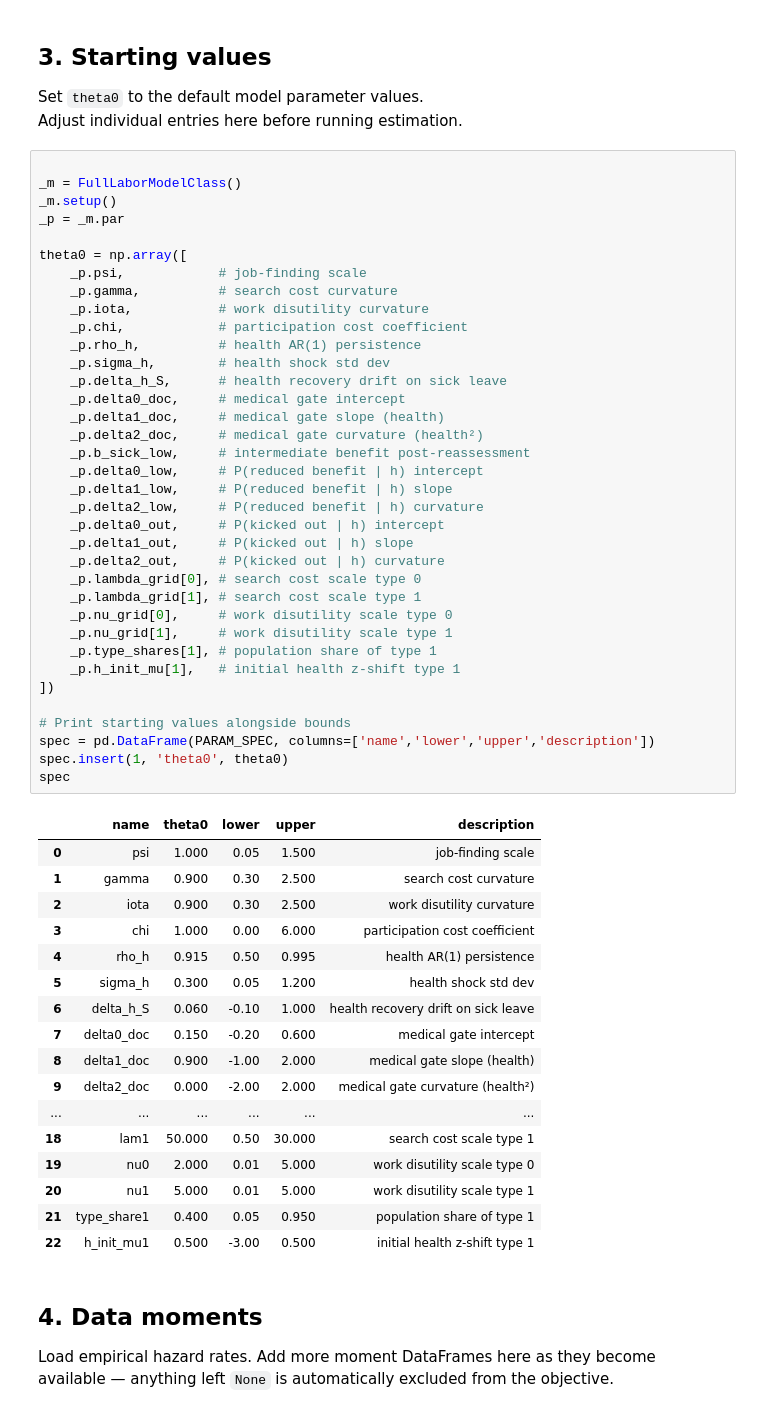
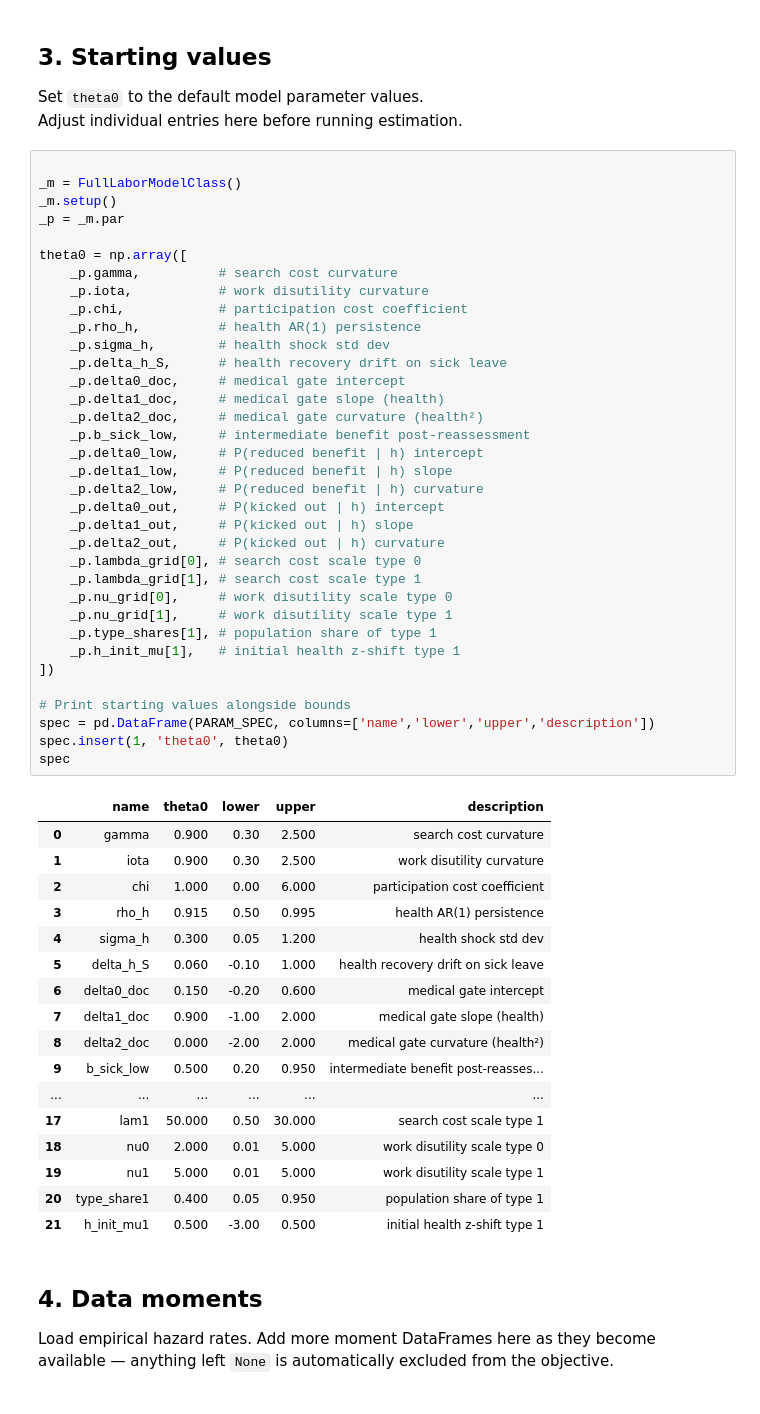
Before and after one commit to qrn838/speciale, a Jupyter notebook: Code/02. Estimation.ipynb, the cells around one changed output. Cells and saved outputs as stored; diff of their text form.

```diff
--- a/Code/02. Estimation.ipynb
+++ b/Code/02. Estimation.ipynb
@@ -70,53 +70,52 @@ _m.setup()
 _p = _m.par
 
 theta0 = np.array([
-    _p.psi,            # job-finding scale
     _p.gamma,          # search cost curvature
     _p.iota,           # work disutility curvature
     _p.chi,            # participation cost coefficient
     _p.rho_h,          # health AR(1) persistence
     _p.sigma_h,        # health shock std dev
     _p.delta_h_S,      # health recovery drift on sick leave
     _p.delta0_doc,     # medical gate intercept
     _p.delta1_doc,     # medical gate slope (health)
     _p.delta2_doc,     # medical gate curvature (health²)
     _p.b_sick_low,     # intermediate benefit post-reassessment
     _p.delta0_low,     # P(reduced benefit | h) intercept
     _p.delta1_low,     # P(reduced benefit | h) slope
     _p.delta2_low,     # P(reduced benefit | h) curvature
     _p.delta0_out,     # P(kicked out | h) intercept
     _p.delta1_out,     # P(kicked out | h) slope
     _p.delta2_out,     # P(kicked out | h) curvature
     _p.lambda_grid[0], # search cost scale type 0
     _p.lambda_grid[1], # search cost scale type 1
     _p.nu_grid[0],     # work disutility scale type 0
     _p.nu_grid[1],     # work disutility scale type 1
     _p.type_shares[1], # population share of type 1
     _p.h_init_mu[1],   # initial health z-shift type 1
 ])
 
 # Print starting values alongside bounds
 spec = pd.DataFrame(PARAM_SPEC, columns=['name','lower','upper','description'])
 spec.insert(1, 'theta0', theta0)
 spec
 # %% [output]
 |  | name | theta0 | lower | upper | description |
-| 0 | psi | 1.000 | 0.05 | 1.500 | job-finding scale |
-| 1 | gamma | 0.900 | 0.30 | 2.500 | search cost curvature |
-| 2 | iota | 0.900 | 0.30 | 2.500 | work disutility curvature |
-| 3 | chi | 1.000 | 0.00 | 6.000 | participation cost coefficient |
-| 4 | rho_h | 0.915 | 0.50 | 0.995 | health AR(1) persistence |
-| 5 | sigma_h | 0.300 | 0.05 | 1.200 | health shock std dev |
-| 6 | delta_h_S | 0.060 | -0.10 | 1.000 | health recovery drift on sick leave |
-| 7 | delta0_doc | 0.150 | -0.20 | 0.600 | medical gate intercept |
-| 8 | delta1_doc | 0.900 | -1.00 | 2.000 | medical gate slope (health) |
-| 9 | delta2_doc | 0.000 | -2.00 | 2.000 | medical gate curvature (health²) |
+| 0 | gamma | 0.900 | 0.30 | 2.500 | search cost curvature |
+| 1 | iota | 0.900 | 0.30 | 2.500 | work disutility curvature |
+| 2 | chi | 1.000 | 0.00 | 6.000 | participation cost coefficient |
+| 3 | rho_h | 0.915 | 0.50 | 0.995 | health AR(1) persistence |
+| 4 | sigma_h | 0.300 | 0.05 | 1.200 | health shock std dev |
+| 5 | delta_h_S | 0.060 | -0.10 | 1.000 | health recovery drift on sick leave |
+| 6 | delta0_doc | 0.150 | -0.20 | 0.600 | medical gate intercept |
+| 7 | delta1_doc | 0.900 | -1.00 | 2.000 | medical gate slope (health) |
+| 8 | delta2_doc | 0.000 | -2.00 | 2.000 | medical gate curvature (health²) |
+| 9 | b_sick_low | 0.500 | 0.20 | 0.950 | intermediate benefit post-reasses... |
 | ... | ... | ... | ... | ... | ... |
-| 18 | lam1 | 50.000 | 0.50 | 30.000 | search cost scale type 1 |
-| 19 | nu0 | 2.000 | 0.01 | 5.000 | work disutility scale type 0 |
-| 20 | nu1 | 5.000 | 0.01 | 5.000 | work disutility scale type 1 |
-| 21 | type_share1 | 0.400 | 0.05 | 0.950 | population share of type 1 |
-| 22 | h_init_mu1 | 0.500 | -3.00 | 0.500 | initial health z-shift type 1 |
+| 17 | lam1 | 50.000 | 0.50 | 30.000 | search cost scale type 1 |
+| 18 | nu0 | 2.000 | 0.01 | 5.000 | work disutility scale type 0 |
+| 19 | nu1 | 5.000 | 0.01 | 5.000 | work disutility scale type 1 |
+| 20 | type_share1 | 0.400 | 0.05 | 0.950 | population share of type 1 |
+| 21 | h_init_mu1 | 0.500 | -3.00 | 0.500 | initial health z-shift type 1 |
 # %% [markdown]
 ## 4. Data moments
 Load empirical hazard rates.  Add more moment DataFrames here as they become available —
```
Also changed, not shown: parts of 7 cells of this notebook, 9 other files.
